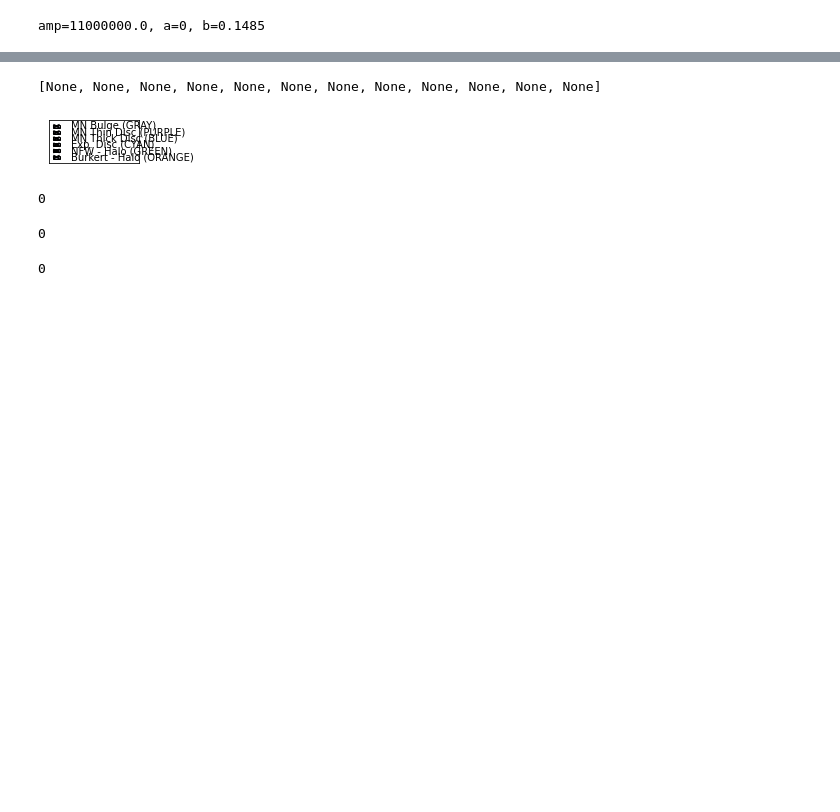
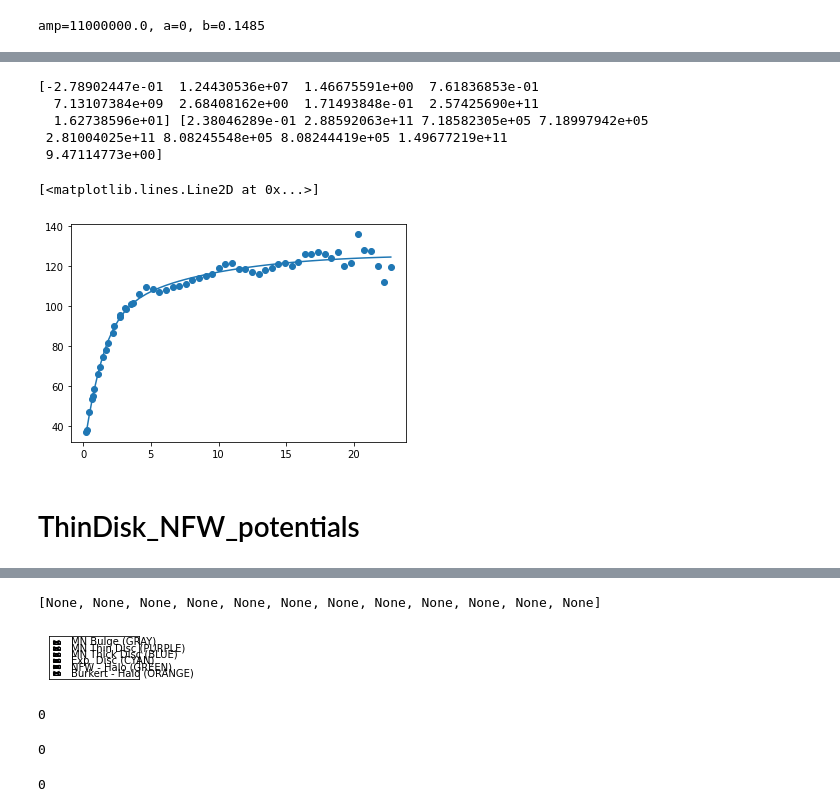
Before and after one commit to andresGranadosC/GalRotpy, a Jupyter notebook: notebook/GalRotpy.ipynb, the cells around one changed output, grey strips where cells are left out. Cells and saved outputs as stored; diff of their text form; code cells hidden in the pictures; blank space fills up the shorter version.

```diff
--- a/notebook/GalRotpy.ipynb
+++ b/notebook/GalRotpy.ipynb
@@ -213,0 +371,29 @@ amp=11000000.0, a=0, b=0.1485
+# %%
+def Bulge_ThinDisk_NFW_potentials( r, delta_r, bulge_amp, bulge_a, bulge_b, tn_amp, tn_a, tn_b, dark_halo_amp, dark_halo_a ):
+    r_0=1*units.kpc # units
+    v_0=220*units.km/units.s # units
+
+    MN_Bulge_p= MiyamotoNagaiPotential(amp=bulge_amp*units.Msun,
+                                       a=bulge_a*units.kpc,
+                                       b=bulge_b*units.kpc,
+                                       normalize=False,
+                                       ro=r_0, vo=v_0)
+    MN_Thin_Disk_p= MiyamotoNagaiPotential(amp=tn_amp*units.Msun,
+                                       a=tn_a*units.kpc,
+                                       b=tn_b*units.kpc,
+                                       normalize=False,
+                                       ro=r_0, vo=v_0)
+    NFW_p = NFWPotential(amp=dark_halo_amp*units.Msun,
+                         a=dark_halo_a*units.kpc,
+                         normalize=False,
+                         ro=r_0, vo=v_0)
+
+    v_circ_comp = calcRotcurve([MN_Bulge_p, MN_Thin_Disk_p, NFW_p], r-delta_r , phi=None)*220
+    return v_circ_comp
+
+
+
+bounds = (( -10, amp1/(10**delta_mass_bulge), a1, b1*(1-0.01*delta_vertical_bulge), amp2/(10**delta_mass_tn), a2*(1-0.01*delta_radial_tn), b2/(10**delta_vertical_tn), amp5/(10*delta_mass_dh), a5*(1-0.01*delta_radial_dh)  ),
+          (  10, amp1*(10**delta_mass_bulge), 0.1*delta_radial_bulge,  b1*(1+0.01*delta_vertical_bulge), amp2*(10**delta_mass_tn), a2*(1+0.01*delta_radial_tn), b2*(10**delta_vertical_tn), amp5*(10**delta_mass_dh), a5*(1+0.01*delta_radial_dh)  ) )
+
+bounds
@@ -213,0 +419,20 @@ amp=11000000.0, a=0, b=0.1485
+# %%
+popt, pcov = curve_fit(Bulge_ThinDisk_NFW_potentials,
+                       r_data, v_c_data.data,
+                       p0=[0, amp1, a1, b1, amp2, a2, b2, amp5, a5 ],
+                       bounds=bounds )
+
+print(popt, np.sqrt(np.diag(pcov)))
+
+plt.scatter( r_data, v_c_data.data )
+plt.plot( r_data, Bulge_ThinDisk_NFW_potentials( r_data, *popt ) )
+# %% [output]
+[-2.78902447e-01  1.24430536e+07  1.46675591e+00  7.61836853e-01
+  7.13107384e+09  2.68408162e+00  1.71493848e-01  2.57425690e+11
+  1.62738596e+01] [2.38046289e-01 2.88592063e+11 7.18582305e+05 7.18997942e+05
+ 2.81004025e+11 8.08245548e+05 8.08244419e+05 1.49677219e+11
+ 9.47114773e+00]
+[<matplotlib.lines.Line2D at 0x...>]
+[figure, added]
+# %% [markdown]
+# ThinDisk_NFW_potentials
```
Also changed, not shown: parts of 26 cells of this notebook, 6 other files.
